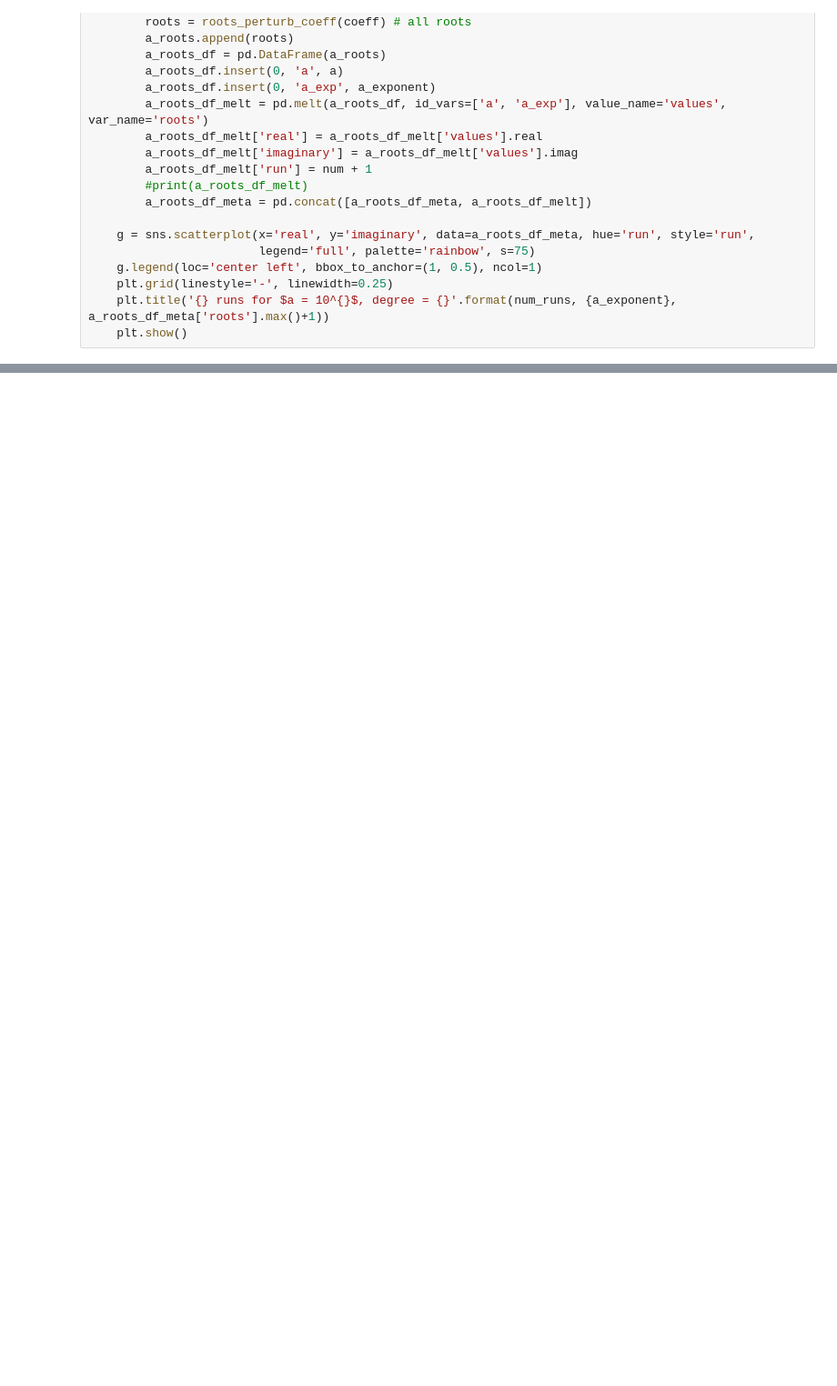
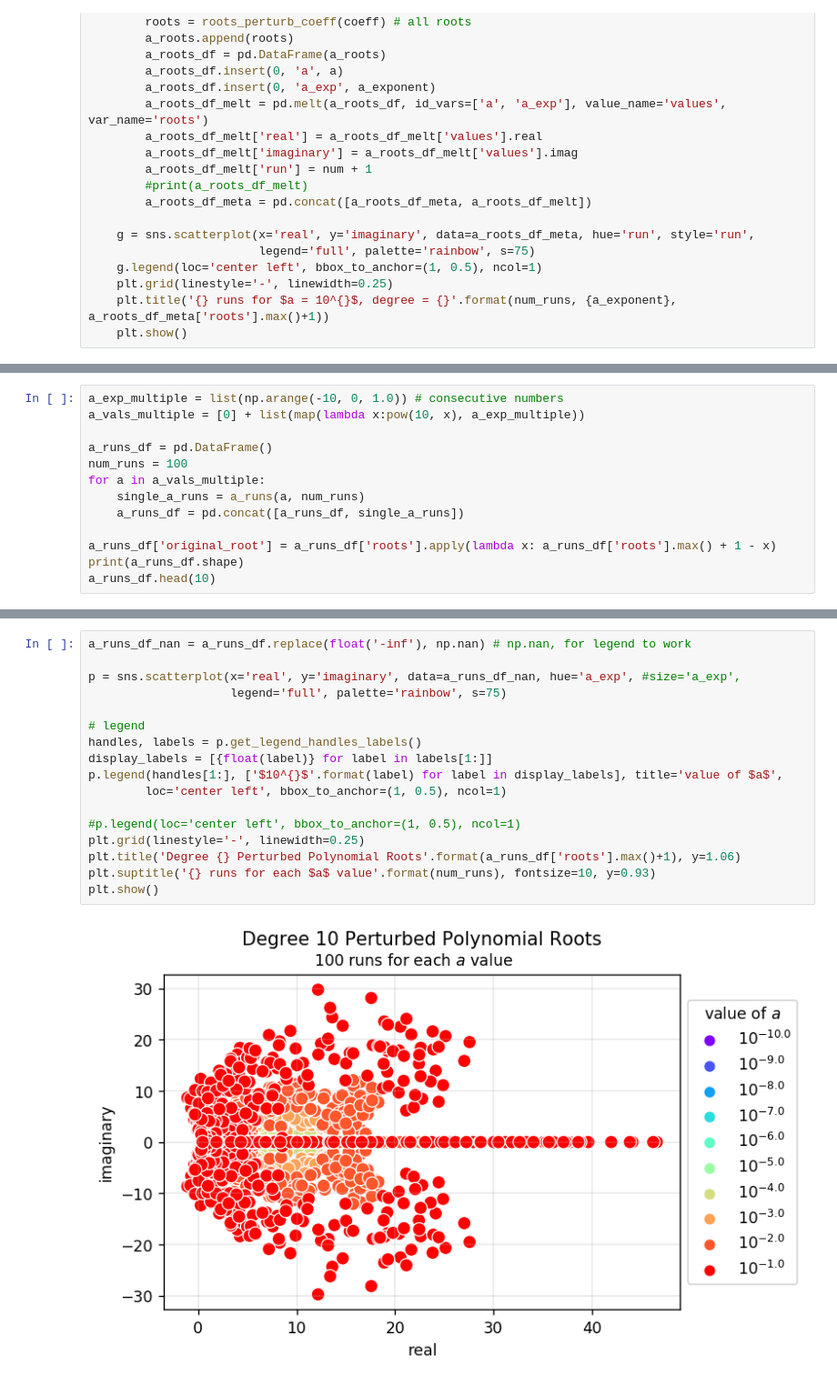
Before and after one commit to agnikumar/math-lab, a Jupyter notebook: perturbations/perturbed_polynomials_various_degrees.ipynb, the cells around one changed output, grey strips where cells are left out. Shown at 91% size. Cells and saved outputs as stored; diff of their text form; blank space fills up the shorter version.

Commit message:
Adding plots for multiple runs

```diff
--- a/perturbations/perturbed_polynomials_various_degrees.ipynb
+++ b/perturbations/perturbed_polynomials_various_degrees.ipynb
@@ -340,0 +361,13 @@ for a in a_vals_multiple:
+# %%
+a_exp_multiple = list(np.arange(-10, 0, 1.0)) # consecutive numbers
+a_vals_multiple = [0] + list(map(lambda x:pow(10, x), a_exp_multiple))
+
+a_runs_df = pd.DataFrame()
+num_runs = 100
+for a in a_vals_multiple:
+    single_a_runs = a_runs(a, num_runs)
+    a_runs_df = pd.concat([a_runs_df, single_a_runs])
+
+a_runs_df['original_root'] = a_runs_df['roots'].apply(lambda x: a_runs_df['roots'].max() + 1 - x)
+print(a_runs_df.shape)
+a_runs_df.head(10)
@@ -340,0 +387,19 @@ for a in a_vals_multiple:
+# %%
+a_runs_df_nan = a_runs_df.replace(float('-inf'), np.nan) # np.nan, for legend to work
+
+p = sns.scatterplot(x='real', y='imaginary', data=a_runs_df_nan, hue='a_exp', #size='a_exp',
+                    legend='full', palette='rainbow', s=75)
+
+# legend
+handles, labels = p.get_legend_handles_labels()
+display_labels = [{float(label)} for label in labels[1:]]
+p.legend(handles[1:], ['$10^{}$'.format(label) for label in display_labels], title='value of $a$',
+        loc='center left', bbox_to_anchor=(1, 0.5), ncol=1)
+
+#p.legend(loc='center left', bbox_to_anchor=(1, 0.5), ncol=1)
+plt.grid(linestyle='-', linewidth=0.25)
+plt.title('Degree {} Perturbed Polynomial Roots'.format(a_runs_df['roots'].max()+1), y=1.06)
+plt.suptitle('{} runs for each $a$ value'.format(num_runs), fontsize=10, y=0.93)
+plt.show()
+# %% [output]
+[figure, added]
```
Also changed, not shown: parts of 15 cells of this notebook.
